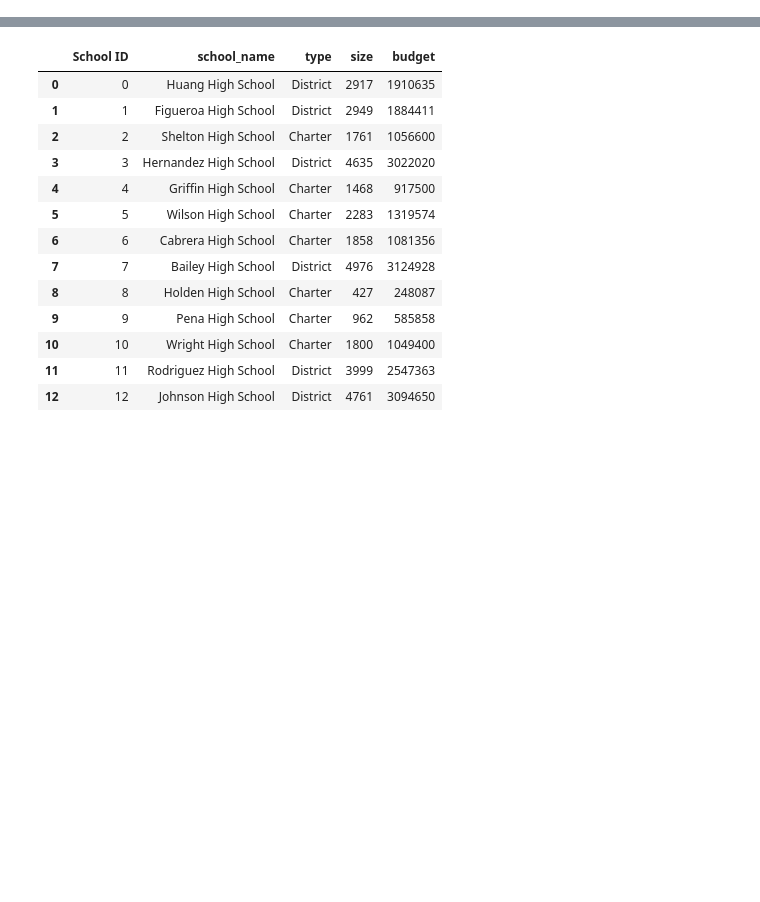
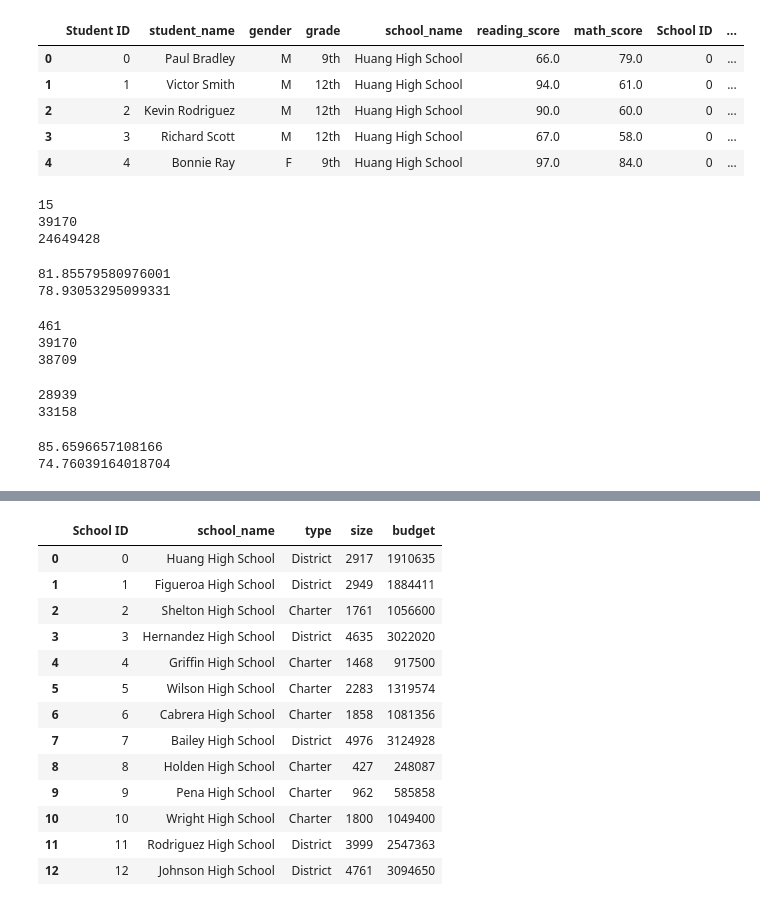
Before and after one commit to mshedlosky/School_District_Analysis, a Jupyter notebook: PyCitySchools_Challenge_testing.ipynb, the cells around one changed output, grey strips where cells are left out. Cells and saved outputs as stored; diff of their text form; code cells hidden in the pictures; blank space fills up the shorter version.

```diff
--- a/PyCitySchools.ipynb
+++ b/PyCitySchools_Challenge_testing.ipynb
@@ -0,0 +75,76 @@
+# %%
+# Combine the data into a single dataset
+school_data_complete_df = pd.merge(student_data_df, school_data_df, how="left", on=["school_name", "school_name"])
+school_data_complete_df.head()
+# %% [output]
+|  | Student ID | student_name | gender | grade | school_name | reading_score | math_score | School ID | ... |
+| 0 | 0 | Paul Bradley | M | 9th | Huang High School | 66.0 | 79.0 | 0 | ... |
+| 1 | 1 | Victor Smith | M | 12th | Huang High School | 94.0 | 61.0 | 0 | ... |
+| 2 | 2 | Kevin Rodriguez | M | 12th | Huang High School | 90.0 | 60.0 | 0 | ... |
+| 3 | 3 | Richard Scott | M | 12th | Huang High School | 67.0 | 58.0 | 0 | ... |
+| 4 | 4 | Bonnie Ray | F | 9th | Huang High School | 97.0 | 84.0 | 0 | ... |
+# %%
+# Calculate the Totals (Schools and Students)
+school_count = len(school_data_complete_df["school_name"].unique())
+student_count = school_data_complete_df["Student ID"].count()
+
+print(school_count)
+print(student_count)
+
+# Calculate the Total Budget
+total_budget = school_data_df["budget"].sum()
+
+print(total_budget)
+# %% [output]
+15
+39170
+24649428
+# %%
+# Calculate the Average Scores using the "clean_student_data".
+average_reading_score = school_data_complete_df["reading_score"].mean()
+average_math_score = school_data_complete_df["math_score"].mean()
+
+print(average_reading_score)
+print(average_math_score)
+# %% [output]
+81.85579580976001
+78.93053295099331
+# %%
+# Step 1. Get the number of students that are in ninth grade at Thomas High School.
+# These students have no grades.
+THS_9th = school_data_complete_df.loc[(school_data_complete_df["school_name"]== "Thomas High School")
+                                                     & (school_data_complete_df["grade"]=="9th"),"student_name"].count()
+print(THS_9th)
+
+# Get the total student count
+student_count = school_data_complete_df["Student ID"].count()
+print(student_count)
+
+# Step 2. Subtract the number of students that are in ninth grade at
+# Thomas High School from the total student count to get the new total student count.
+new_total_student_count = student_count - THS_9th
+print(new_total_student_count)
+# %% [output]
+461
+39170
+38709
+# %%
+# Calculate the passing rates using the "clean_student_data".
+passing_math_count = school_data_complete_df[(school_data_complete_df["math_score"] >= 70)].count()["student_name"]
+passing_reading_count = school_data_complete_df[(school_data_complete_df["reading_score"] >= 70)].count()["student_name"]
+
+print(passing_math_count)
+print(passing_reading_count)
+# %% [output]
+28939
+33158
+# %%
+# Step 3. Calculate the passing percentages with the new total student count.
+new_passing_reading_percentage = passing_reading_count/new_total_student_count*100
+new_passing_math_percentage = passing_math_count/new_total_student_count*100
+
+print(new_passing_reading_percentage)
+print(new_passing_math_percentage)
+# %% [output]
+85.6596657108166
+74.76039164018704
```
Also changed, not shown: parts of 131 cells of this notebook, 1 other file.
